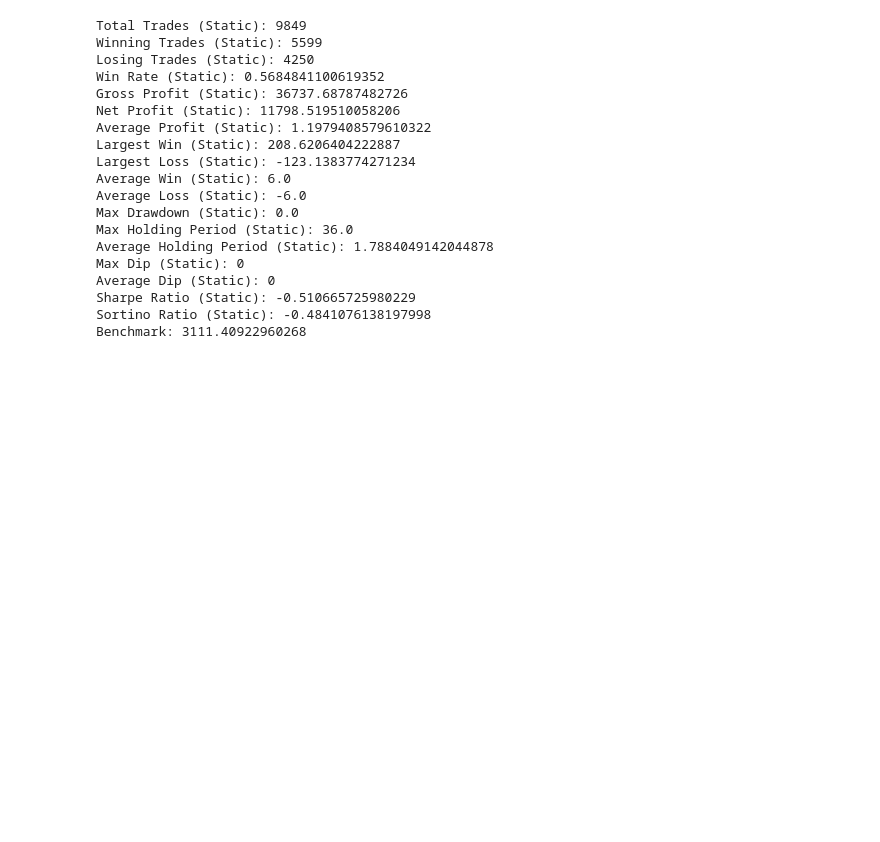
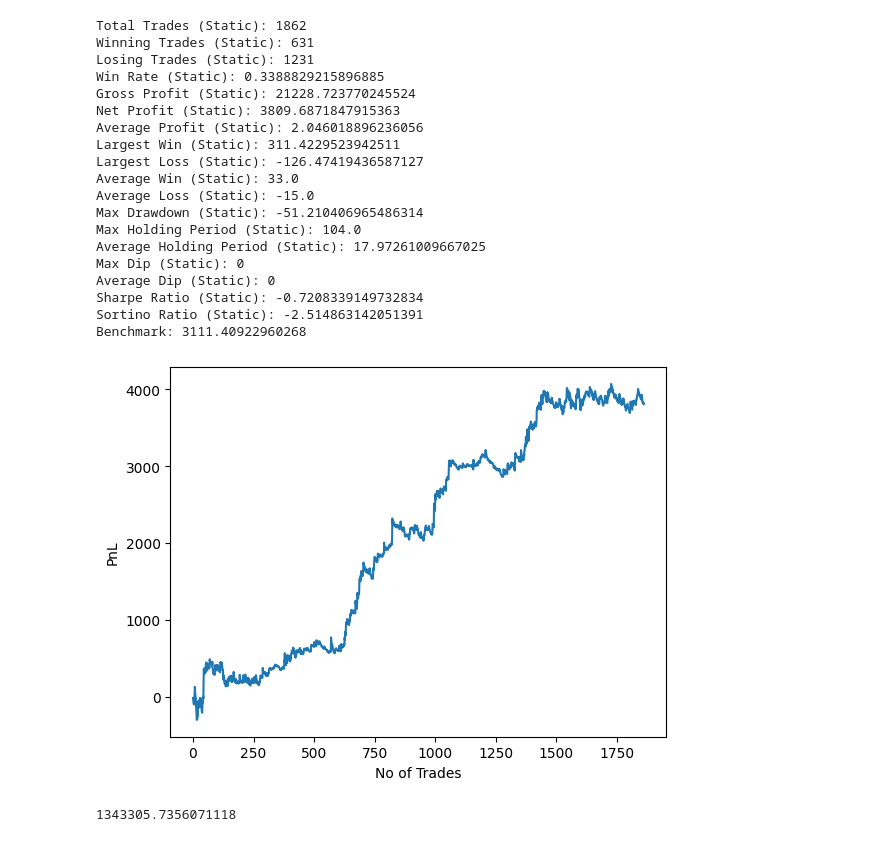
Before and after one commit to kdebeast17/InterIIT-CryptoTrading, a Jupyter notebook: backtesting.ipynb, the cells around one changed output. Saved outputs shown, nothing was run; the diff lists cells and outputs as text; code cells hidden in the pictures; blank space fills up the shorter version.

```diff
--- a/backtesting.ipynb
+++ b/backtesting.ipynb
@@ -71,7 +76,7 @@ from datetime import datetime
 #read csvs
 #historical data
 hist = pd.read_csv('/Users/parthajit/Desktop/InterIIT/ZeltaLab_InterIIT/InterIIT-CryptoTrading/btcusdt_1h.csv')
-strat = pd.read_csv('/Users/parthajit/Desktop/InterIIT/ZeltaLab_InterIIT/InterIIT-CryptoTrading/signals.csv')
+strat = pd.read_csv('/Users/parthajit/Desktop/InterIIT/ZeltaLab_InterIIT/InterIIT-CryptoTrading/macd_signals.csv')
 
 #format of hist
 #datetime,open,high,low,close,volume
@@ -96,6 +101,7 @@ class backtest():
         self.compound_balance = []
         #self.hist['compound_balance'] = self.compound_balance
         self.total_pnl = 0 #compounding
+        self.total_pnl_cumm = []
         self.number_of_btc=0
         self.fee = 0.0015
         self.trades = 0
@@ -143,7 +149,7 @@ class backtest():
 
     def open_long(self, index):
         #buy at opening price
-        self.initial_price = self.hist['open'][index]
+        self.initial_price = self.hist['close'][index]
         self.is_closed = False
         self.trades += 1
         self.is_long = True
@@ -152,11 +158,11 @@ class backtest():
         if self.is_static:
             self.total_portfolio_static -= self.transaction_cost(self.capital)
             self.total_portfolio_static -= self.capital
-            self.number_of_btc += self.capital/self.hist['open'][index]
+            self.number_of_btc += self.capital/self.hist['close'][index]
             #calculate transaction cost
         #compounding
         else:
-            self.number_of_btc += self.total_portfolio_compound/self.hist['open'][index]
+            self.number_of_btc += self.total_portfolio_compound/self.hist['close'][index]
             curr_transaction_cost = self.transaction_cost(self.total_portfolio_compound)
             self.total_portfolio_compound = 0
             self.total_portfolio_compound -= curr_transaction_cost
@@ -189,6 +195,7 @@ class backtest():
         self.is_closed = True
         current_pnl = self.number_of_btc*(self.final_price-self.initial_price)
         self.total_pnl += current_pnl
+        self.total_pnl_cumm.append(self.total_pnl)
         self.pnl.append(current_pnl)
         self.is_long = False
         self.exit_times.append(self.hist['datetime'][index])
@@ -206,21 +213,22 @@ class backtest():
 
     def close_short(self, index):
         #buy at open
-        self.final_price = self.hist['open'][index]
+        self.final_price = self.hist['close'][index]
         self.is_closed = True
         current_pnl = (-self.number_of_btc)*(self.initial_price-self.final_price)
         self.total_pnl += current_pnl
+        self.total_pnl_cumm.append(self.total_pnl)
         self.pnl.append(current_pnl)
         self.is_long = False
         self.exit_times.append(self.hist['datetime'][index])
         #static
         if self.is_static:
-            self.total_portfolio_static += (-self.number_of_btc)*self.hist['open'][index]
+            self.total_portfolio_static += (self.number_of_btc)*self.hist['close'][index]
             self.static_balance.append(self.total_portfolio_static)
             self.number_of_btc = 0
         #compounding
         else:
-            self.total_portfolio_compound += (-self.number_of_btc)*self.hist['open'][index]
+            self.total_portfolio_compound += (self.number_of_btc)*self.hist['close'][index]
             self.compound_balance.append(self.total_portfolio_compound)
             self.number_of_btc = 0
 
@@ -233,8 +241,8 @@ class backtest():
         # x axis is datetime
         # y axis is compound balance
         # plot compound balance vs time
-        plt.plot(self.hist['datetime'], self.compound_balance)
-        plt.xlabel('time')
+        plt.plot(self.compound_balance)
+        plt.xlabel('No of Trades')
         plt.ylabel('compound balance')
         plt.show()
 
@@ -244,10 +252,14 @@ class backtest():
     def calculate_max_drawdown(self):
     # Convert self.static_balance to a pandas Series
         static_balance_series = pd.Series(self.static_balance)
+        #print(static_balance_series)
+        #print(sum(static_balance_series))
 
         max_balance = static_balance_series.cummax()
+        #print(max_balance)
         drawdown = ((static_balance_series - max_balance) / max_balance) * 100
-        max_drawdown = max(drawdown)
+        #print(drawdown)
+        max_drawdown = min(drawdown)
         self.max_drawdown = max_drawdown
 
     def calculate_holding_periods(self):
@@ -266,6 +278,7 @@ class backtest():
             self.avg_holding_period = 0
 
     def calculate_dips(self):
+
         pass
 
     def calculate_benchmark(self):
@@ -373,22 +386,33 @@ print("Sharpe Ratio (Static):", bt.sharpe_ratio)
 print("Sortino Ratio (Static):", bt.sortino_ratio)
 print("Benchmark:", bt.benchmark)
 # %% [output]
-Total Trades (Static): 9849
-Winning Trades (Static): 5599
-Losing Trades (Static): 4250
-Win Rate (Static): 0.5684841100619352
-Gross Profit (Static): 36737.68787482726
-Net Profit (Static): 11798.519510058206
-Average Profit (Static): 1.1979408579610322
-Largest Win (Static): 208.6206404222887
-Largest Loss (Static): -123.1383774271234
-Average Win (Static): 6.0
-Average Loss (Static): -6.0
-Max Drawdown (Static): 0.0
-Max Holding Period (Static): 36.0
-Average Holding Period (Static): 1.7884049142044878
+Total Trades (Static): 1862
+Winning Trades (Static): 631
+Losing Trades (Static): 1231
+Win Rate (Static): 0.3388829215896885
+Gross Profit (Static): 21228.723770245524
+Net Profit (Static): 3809.6871847915363
+Average Profit (Static): 2.046018896236056
+Largest Win (Static): 311.4229523942511
+Largest Loss (Static): -126.47419436587127
+Average Win (Static): 33.0
+Average Loss (Static): -15.0
+Max Drawdown (Static): -51.210406965486314
+Max Holding Period (Static): 104.0
+Average Holding Period (Static): 17.97261009667025
 Max Dip (Static): 0
 Average Dip (Static): 0
-Sharpe Ratio (Static): -0.510665725980229
-Sortino Ratio (Static): -0.4841076138197998
+Sharpe Ratio (Static): -0.7208339149732834
+Sortino Ratio (Static): -2.514863142051391
 Benchmark: 3111.40922960268
+# %%
+plt.plot(bt.total_pnl_cumm)
+plt.xlabel('No of Trades')
+plt.ylabel('PnL')
+plt.show()
+# %% [output]
+[figure, added]
+# %%
+bt.total_portfolio_static+bt.total_trades_static*1000
+# %% [output]
+1343305.7356071118
```
Also changed, not shown: parts of 3 cells of this notebook.
